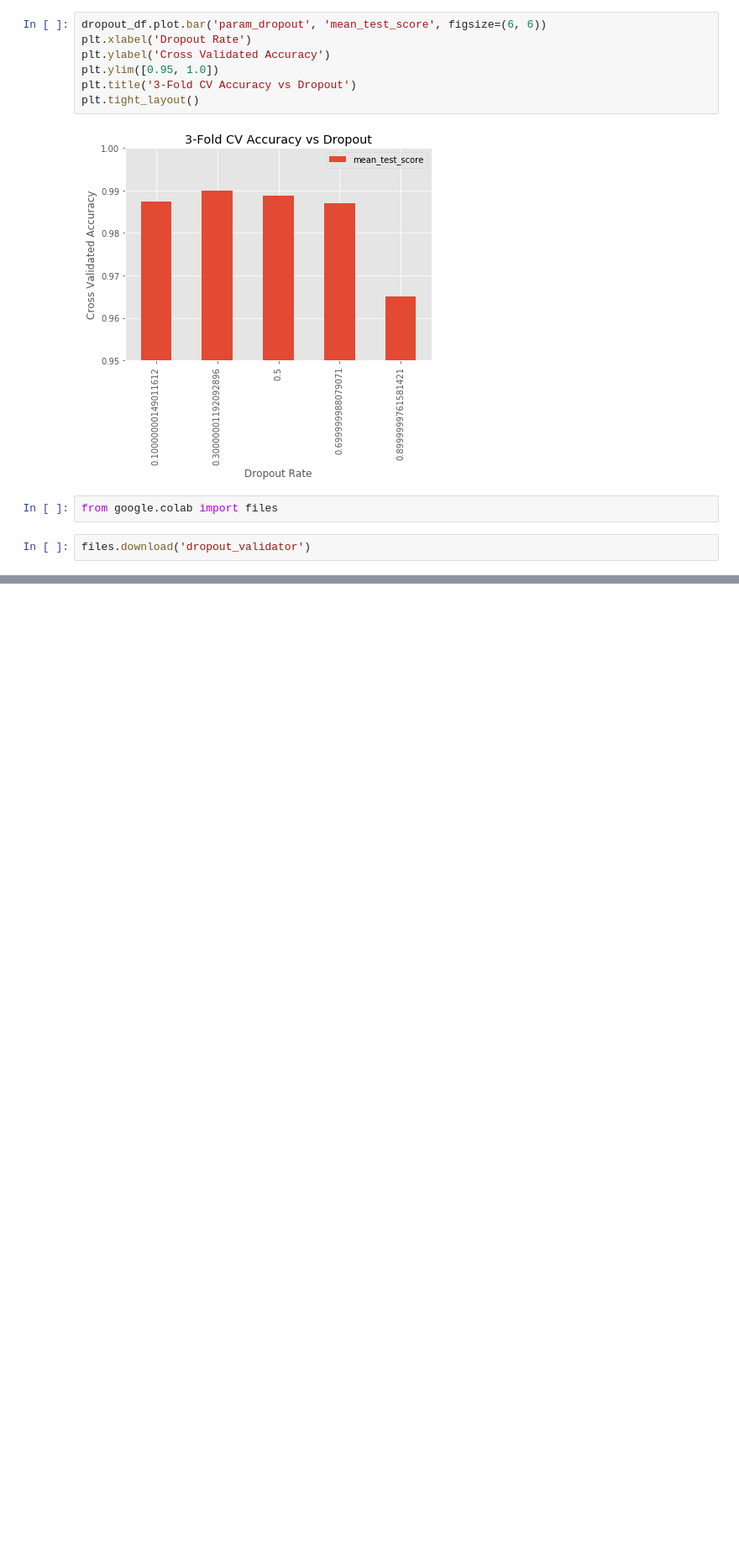
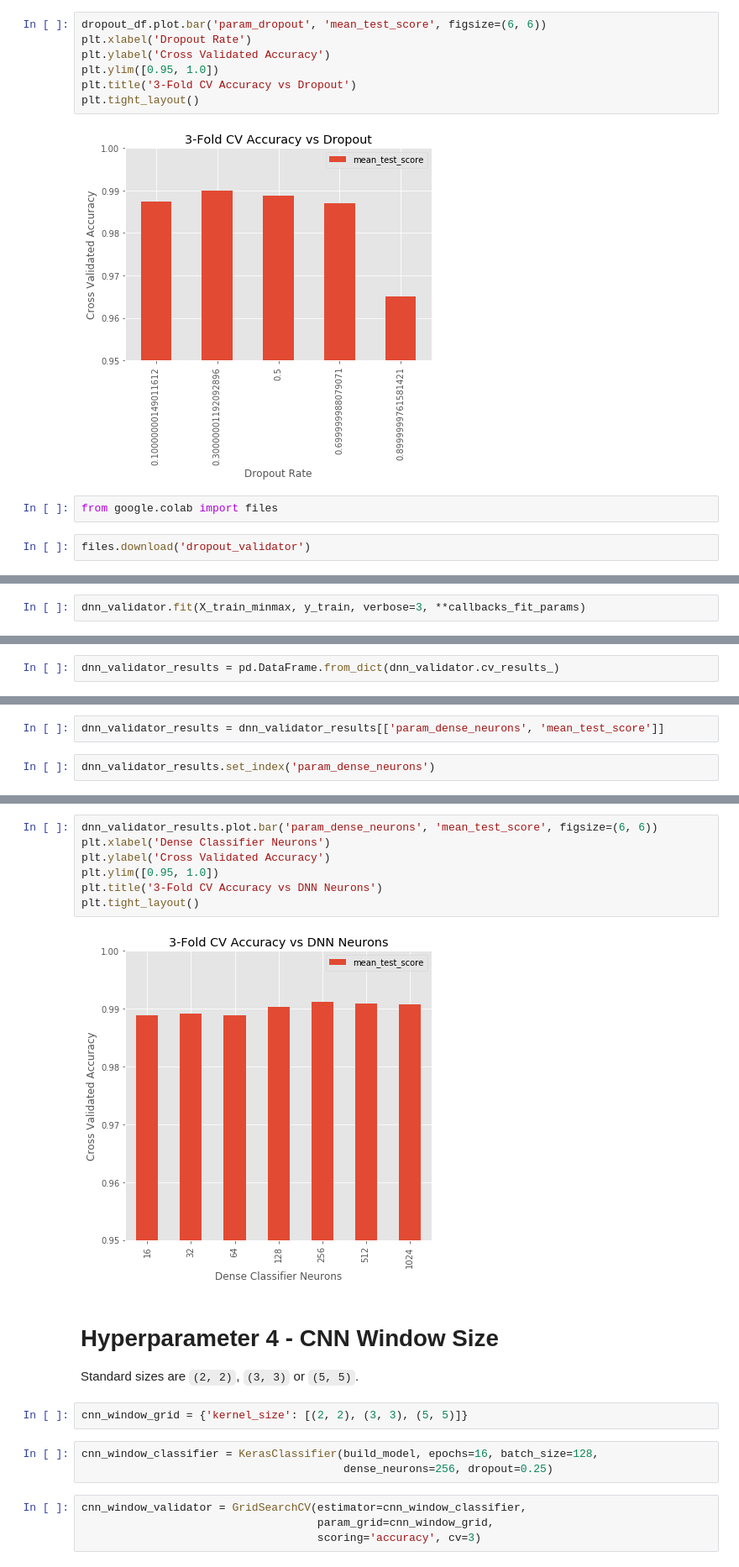
Before and after one commit to SMS-NED16/FYP-DL, a Jupyter notebook: fyp-assignments/02_MNIST_Hyperparams_CNN/FYP Assignment 02 - Hyperparameter Tuning - MNIST Digits.ipynb, the cells around one changed output, grey strips where cells are left out. Shown at 84% size. Cells and saved outputs as stored; diff of their text form; blank space fills up the shorter version.

Commit message:
Add tuning and results for kernel size and DNN neurons

```diff
--- a/fyp-assignments/02_MNIST_Hyperparams_CNN/FYP Assignment 02 - Hyperparameter Tuning - MNIST Digits.ipynb
+++ b/fyp-assignments/02_MNIST_Hyperparams_CNN/FYP Assignment 02 - Hyperparameter Tuning - MNIST Digits.ipynb
@@ -655,0 +670,2 @@ files.download('dropout_validator')
+# %%
+dnn_validator.fit(X_train_minmax, y_train, verbose=3, **callbacks_fit_params)
@@ -655,0 +687,2 @@ files.download('dropout_validator')
+# %%
+dnn_validator_results = pd.DataFrame.from_dict(dnn_validator.cv_results_)
@@ -655,0 +700,4 @@ files.download('dropout_validator')
+# %%
+dnn_validator_results = dnn_validator_results[['param_dense_neurons', 'mean_test_score']]
+# %%
+dnn_validator_results.set_index('param_dense_neurons')
@@ -655,0 +714,21 @@ files.download('dropout_validator')
+# %%
+dnn_validator_results.plot.bar('param_dense_neurons', 'mean_test_score', figsize=(6, 6))
+plt.xlabel('Dense Classifier Neurons')
+plt.ylabel('Cross Validated Accuracy')
+plt.ylim([0.95, 1.0])
+plt.title('3-Fold CV Accuracy vs DNN Neurons')
+plt.tight_layout()
+# %% [output]
+[figure, added]
+# %% [markdown]
+# Hyperparameter 4 - CNN Window Size
+Standard sizes are `(2, 2)`, `(3, 3)` or `(5, 5)`.
+# %%
+cnn_window_grid = {'kernel_size': [(2, 2), (3, 3), (5, 5)]}
+# %%
+cnn_window_classifier = KerasClassifier(build_model, epochs=16, batch_size=128,
+                                        dense_neurons=256, dropout=0.25)
+# %%
+cnn_window_validator = GridSearchCV(estimator=cnn_window_classifier,
+                                    param_grid=cnn_window_grid,
+                                    scoring='accuracy', cv=3)
```
Also changed, not shown: parts of 20 cells of this notebook.
